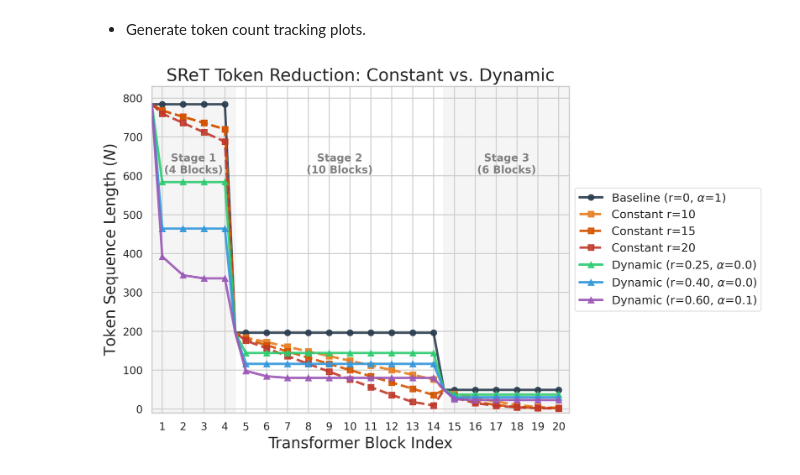
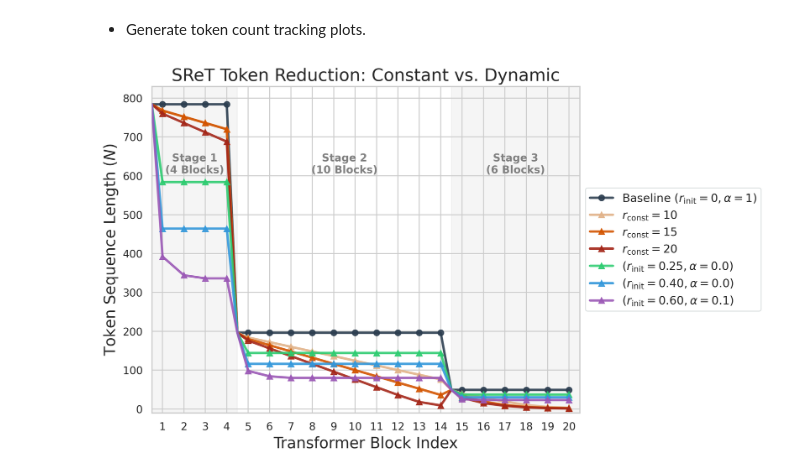
Before and after one commit to junseokm/sret-tome, a Jupyter notebook: plots.ipynb, the cells around one changed output. Drawn from its saved outputs; the diff is of its cells as text; code cells hidden in the pictures.

```diff
--- a/plots.ipynb
+++ b/plots.ipynb
@@ -58,9 +60,9 @@ merged = pd.merge(df_cpu, df_gpu, on=['initial_r_ratio', 'alpha'])
 
 baseline = merged[(merged['initial_r_ratio'] == 0.0) & (merged['alpha'] == 1.0)]
 targets = [
-    {'name': '(r=0.25, $\\alpha$=0.0)', 'r': 0.25, 'a': 0.0, 'color': 'lime'},
-    {'name': '(r=0.40, $\\alpha$=0.0)', 'r': 0.40, 'a': 0.0, 'color': 'gold'},
-    {'name': '(r=0.60, $\\alpha$=0.1)', 'r': 0.60, 'a': 0.1, 'color': 'aqua'}
+    {'name': '($r_{\\text{init}}=0.25, \\alpha=0.0$)', 'r': 0.25, 'a': 0.0, 'color': 'lime'},
+    {'name': '($r_{\\text{init}}=0.40, \\alpha=0.0$)', 'r': 0.40, 'a': 0.0, 'color': 'gold'},
+    {'name': '($r_{\\text{init}}=0.60, \\alpha=0.1$)', 'r': 0.60, 'a': 0.1, 'color': 'aqua'}
 ]
 
 sns.set_theme(style="whitegrid", palette="muted")
@@ -224,7 +226,7 @@ plt.rcParams.update({
 x_coords = [0.5, 1, 2, 3, 4, 4.5, 5, 6, 7, 8, 9, 10, 11, 12, 13, 14, 14.5, 15, 16, 17, 18, 19, 20]
 
 sret_token_progression = {
-    "Baseline (r=0, $\\alpha$=1)": [
+    "Baseline ($r_{\\text{init}}=0, \\alpha=1$)": [
         784, # stage 1 base
         784, 784, 784, 784,
         196, # stage 2 base
@@ -232,7 +234,7 @@ sret_token_progression = {
         49,  # stage 3 base
         49, 49, 49, 49, 49, 49
     ],
-    "Constant r=10": [
+    "$r_{\\text{const}}=10$": [
         784, # stage 1 base
         768, 752, 736, 720,
         196, # stage 2 base
@@ -240,7 +242,7 @@ sret_token_progression = {
         49,  # stage 3 base
         39, 29, 19, 10, 5, 3
     ],
-    "Constant r=15": [
+    "$r_{\\text{const}}=15$": [
         784, # stage 1 base
         768, 752, 736, 720,
         196, # stage 2 base
@@ -248,7 +250,7 @@ sret_token_progression = {
         49,  # stage 3 base
         34, 19, 10, 5, 3, 2
     ],
-    "Constant r=20": [
+    "$r_{\\text{const}}=20$": [
         784, # stage 1 base
         760, 736, 712, 688,
         196, # stage 2 base
@@ -256,7 +258,7 @@ sret_token_progression = {
         49,  # stage 3 base
         29, 15, 8, 4, 2, 1
     ],
-    "Dynamic (r=0.25, $\\alpha$=0.0)": [
+    "($r_{\\text{init}}=0.25, \\alpha=0.0$)": [
         784, # stage 1 base
         584, 584, 584, 584,
         196, # stage 2 base
@@ -264,7 +266,7 @@ sret_token_progression = {
         49,  # stage 3 base
         37, 37, 37, 37, 37, 37
     ],
-    "Dynamic (r=0.40, $\\alpha$=0.0)": [
+    "($r_{\\text{init}}=0.40, \\alpha=0.0$)": [
         784, # stage 1 base
         464, 464, 464, 464,
         196, # stage 2 base
@@ -272,7 +274,7 @@ sret_token_progression = {
         49,  # stage 3 base
         30, 30, 30, 30, 30, 30
     ],
-    "Dynamic (r=0.60, $\\alpha$=0.1)": [
+    "($r_{\\text{init}}=0.60, \\alpha=0.1$)": [
         784, # stage 1 base
         392, 344, 336, 336,
         196, # stage 2 base
@@ -283,13 +285,13 @@ sret_token_progression = {
 }
 
 colors = {
-    "Baseline (r=0, $\\alpha$=1)": "#2c3e50",
-    "Constant r=10": "#e67e22",
-    "Constant r=15": "#d35400",
-    "Constant r=20": "#c0392b",
-    "Dynamic (r=0.25, $\\alpha$=0.0)": "#2ecc71",
-    "Dynamic (r=0.40, $\\alpha$=0.0)": "#3498db",
-    "Dynamic (r=0.60, $\\alpha$=0.1)": "#9b59b6"
+    "Baseline ($r_{\\text{init}}=0, \\alpha=1$)": "#2c3e50",
+    "$r_{\\text{const}}=10$": "#e1b38a",
+    "$r_{\\text{const}}=15$": "#d35400",
+    "$r_{\\text{const}}=20$": "#a42719",
+    "($r_{\\text{init}}=0.25, \\alpha=0.0$)": "#2ecc71",
+    "($r_{\\text{init}}=0.40, \\alpha=0.0$)": "#3498db",
+    "($r_{\\text{init}}=0.60, \\alpha=0.1$)": "#9b59b6"
 }
 
 fig, ax = plt.subplots(figsize=(10, 6))
@@ -303,31 +305,31 @@ block_marker_indices = [i for i, x in enumerate(x_coords) if x % 1 == 0]
 for label, tokens in sret_token_progression.items():
     if "Constant" in label:
         linestyle = '--'
         marker = 's'  # square
     elif "Baseline" in label:
         linestyle = '-'
         marker = 'o'  # circle
     else:
         linestyle = '-'
         marker = '^'  # triangle
 
     ax.plot(x_coords, tokens, label=label, color=colors[label], linestyle=linestyle, marker=marker, markersize=6, markevery=block_marker_indices, alpha=0.9, zorder=5)
 
 ax.text(2.5, 630, 'Stage 1\n(4 Blocks)', ha='center', va='center', fontsize=11, fontweight='bold', color='gray')
 ax.text(9.5, 630, 'Stage 2\n(10 Blocks)', ha='center', va='center', fontsize=11, fontweight='bold', color='gray')
 ax.text(17.5, 630, 'Stage 3\n(6 Blocks)', ha='center', va='center', fontsize=11, fontweight='bold', color='gray')
 
 ax.set_title('SReT Token Reduction: Constant vs. Dynamic')
 ax.set_xlabel('Transformer Block Index')
 ax.set_ylabel('Token Sequence Length ($N$)')
 ax.set_xticks(range(1, 21))
 ax.set_xlim(0.5, 20.5)
 ax.set_ylim(-10, 830)
 
 ax.legend(loc='center left', bbox_to_anchor=(1, 0.5), frameon=True, facecolor='white', edgecolor='#d5dbdb')
 fig.tight_layout()
 fig.savefig('plots/sret_token_count.pdf', bbox_inches='tight')
 plt.show()
 plt.close(fig)
 # %% [output]
-[figure, old version]
+[figure, new version]
```
Also changed, not shown: parts of 4 cells of this notebook, 6 other files.
